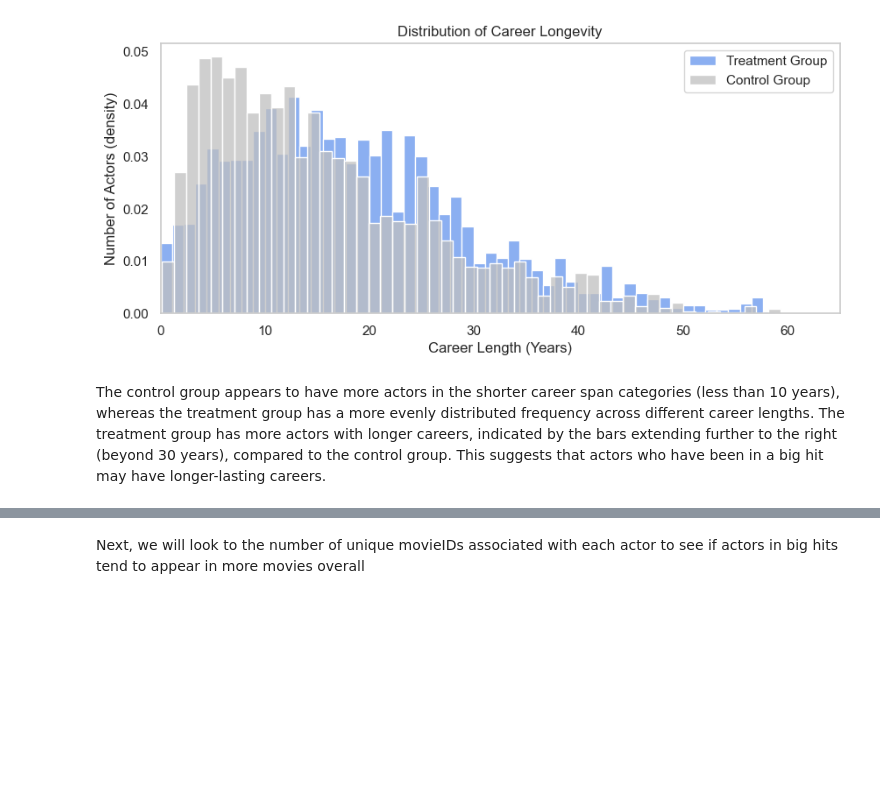
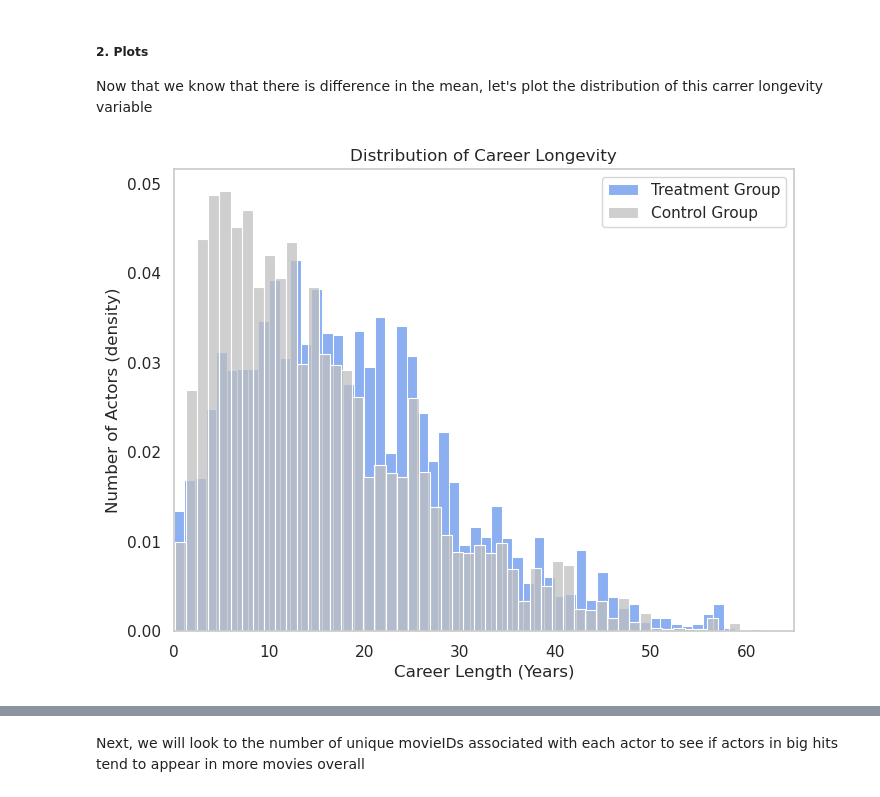
Before and after one commit to epfl-ada/ada-2023-project-pinacolada23, a Jupyter notebook: observational_study.ipynb, the cells around one changed output, grey strips where cells are left out. Cells and saved outputs as stored; diff of their text form; code cells hidden in the pictures; blank space fills up the shorter version.

```diff
--- a/observational_study.ipynb
+++ b/observational_study.ipynb
@@ -41,13 +51,16 @@ Now, we want to compare the carrer longevity
 # %%
-# Convert releaseDate to DateTime
+# Convert releaseDate to DateTime if it's not already the case
+df_movies_balanced = df_movies_balanced.copy()
 df_movies_balanced['releaseDate'] = pd.to_datetime(df_movies_balanced['releaseDate'], errors='coerce')
 
-# Calculate Last and First Apparence
+# Calculate the start and end of each actor's career
 career_start = df_movies_balanced.groupby('name_actor')['releaseDate'].min()
 career_end = df_movies_balanced.groupby('name_actor')['releaseDate'].max()
 
-# Convert days to years
+# Convert career duration from days to years
 career_duration = (career_end - career_start).dt.days / 365.25
 career_duration_df = career_duration.reset_index()
 career_duration_df.rename(columns={'releaseDate': 'career_length_in_years'}, inplace=True)
-carrer_longevity_df = pd.merge(df_movies_balanced, career_duration_df, on='name_actor')
+
+# Merge the career duration data back into the original DataFrame
+df_movies_balanced = pd.merge(df_movies_balanced, career_duration_df, on='name_actor')
@@ -60,7 +80,7 @@ See the caveats in the documentation: https://pandas.pydata.org/pandas-docs/stab
 # %%
-# Analysis
-treatment_group = carrer_longevity_df[carrer_longevity_df['big_hit_actor'] == True]
-control_group = carrer_longevity_df[carrer_longevity_df['big_hit_actor'] == False]
+# Analysis mean
+treatment_group = df_movies_balanced[df_movies_balanced['big_hit_actor'] == True]
+control_group = df_movies_balanced[df_movies_balanced['big_hit_actor'] == False]
 
 mean_career_length_treatment = treatment_group['career_length_in_years'].mean()
 mean_career_length_control = control_group['career_length_in_years'].mean()
@@ -73,22 +138,23 @@ The mean carrer longevity of actors that did not play in a big hit is: 15.45 (co
+# %% [markdown]
+##### 2. Plots
+
+
+Now that we know that there is difference in the mean, let's plot the distribution of this carrer longevity variable
 # %%
-# Histogram
-
 # Set the style
 sns.set(style="whitegrid")
 
 # Plot histograms
-plt.figure(figsize=(10, 4))
+plt.figure(figsize=(8, 6))
 plt.xlim([0, 65])
 plt.grid(False)
 sns.histplot(treatment_group['career_length_in_years'], color="cornflowerblue", label='Treatment Group', stat='density')
 sns.histplot(control_group['career_length_in_years'], color="silver", label='Control Group', stat='density')
 
 plt.title('Distribution of Career Longevity')
 plt.xlabel('Career Length (Years)')
 plt.ylabel('Number of Actors (density)')
 plt.legend()
 plt.show()
 # %% [output]
-[figure, old version]
+[figure, new version]
-# %% [markdown]
-The control group appears to have more actors in the shorter career span categories (less than 10 years), whereas the treatment group has a more evenly distributed frequency across different career lengths. The treatment group has more actors with longer careers, indicated by the bars extending further to the right (beyond 30 years), compared to the control group. This suggests that actors who have been in a big hit may have longer-lasting careers.
```
Also changed, not shown: parts of 40 cells of this notebook.
